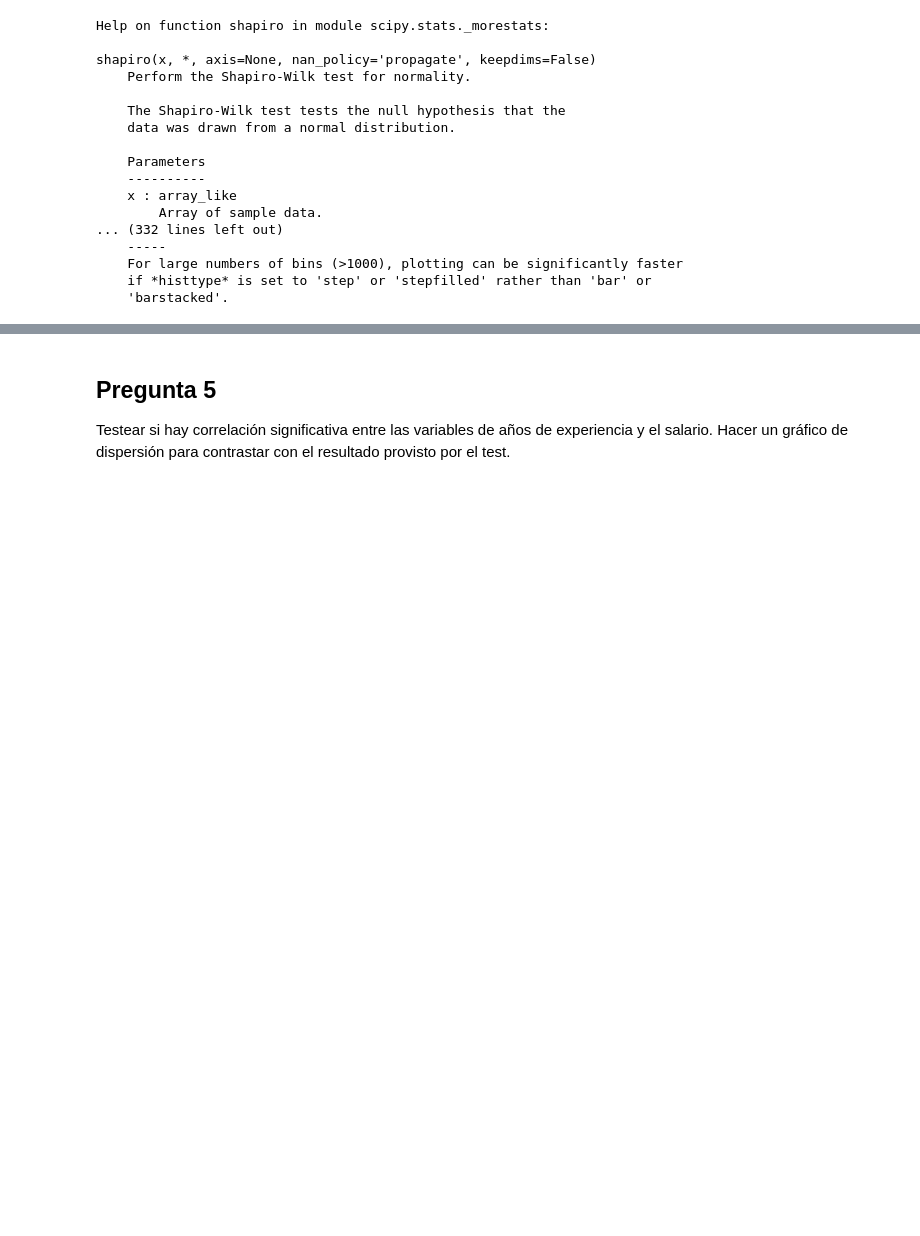
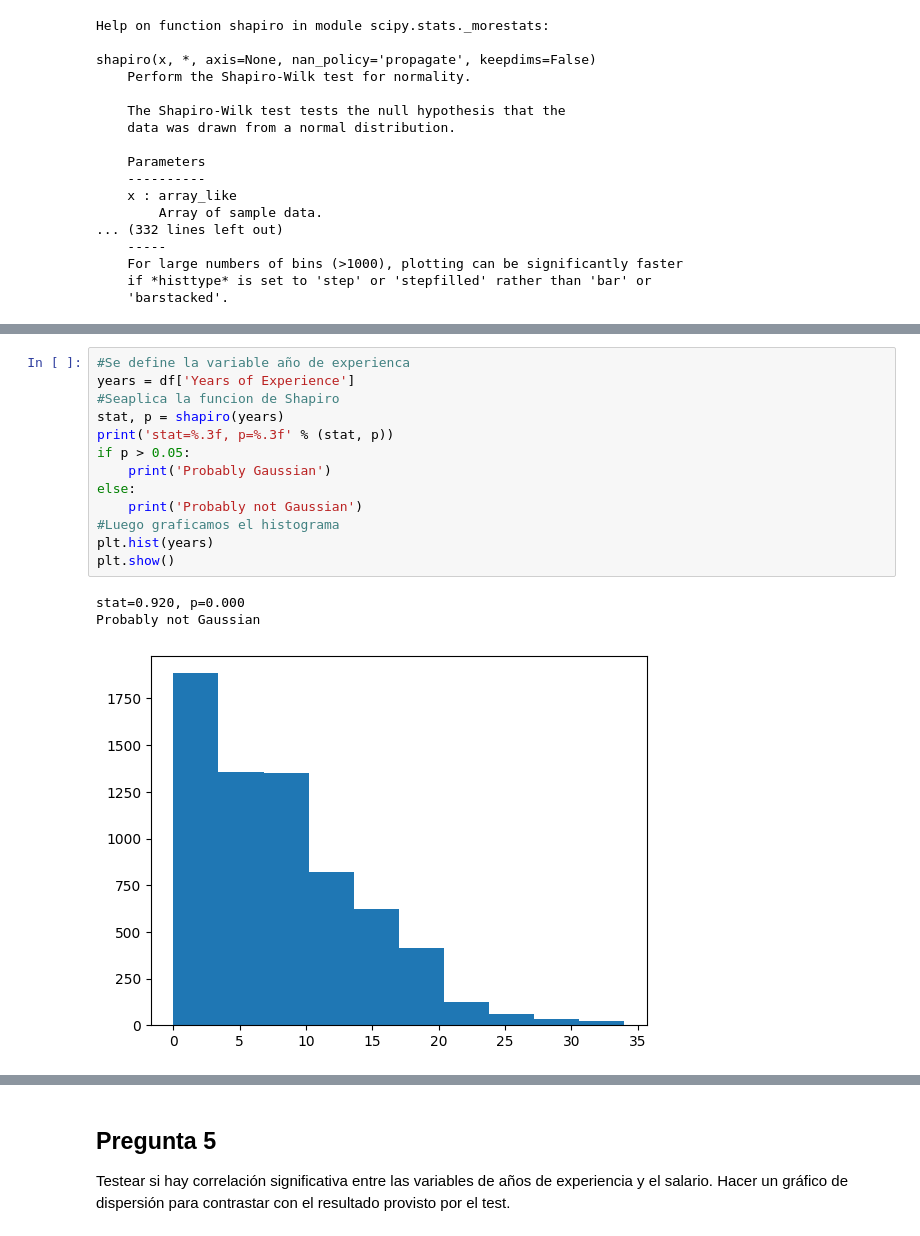
Before and after one commit to FerBarrey/An-lisis-cuantitativo-avanzados, a Jupyter notebook: Ejercicio_7.ipynb, the cells around one changed output, grey strips where cells are left out. Saved outputs shown, nothing was run; the diff lists cells and outputs as text; blank space fills up the shorter version.

```diff
--- a/Ejercicio_7.ipynb
+++ b/Ejercicio_7.ipynb
@@ -267,0 +394,17 @@ shapiro(x, *, axis=None, nan_policy='propagate', keepdims=False)
+# %%
+#Se define la variable año de experienca
+years = df['Years of Experience']
+#Seaplica la funcion de Shapiro
+stat, p = shapiro(years)
+print('stat=%.3f, p=%.3f' % (stat, p))
+if p > 0.05:
+    print('Probably Gaussian')
+else:
+    print('Probably not Gaussian')
+#Luego graficamos el histograma
+plt.hist(years)
+plt.show()
+# %% [output]
+stat=0.920, p=0.000
+Probably not Gaussian
+[figure, added]
```
Also changed, not shown: parts of 12 cells of this notebook.
